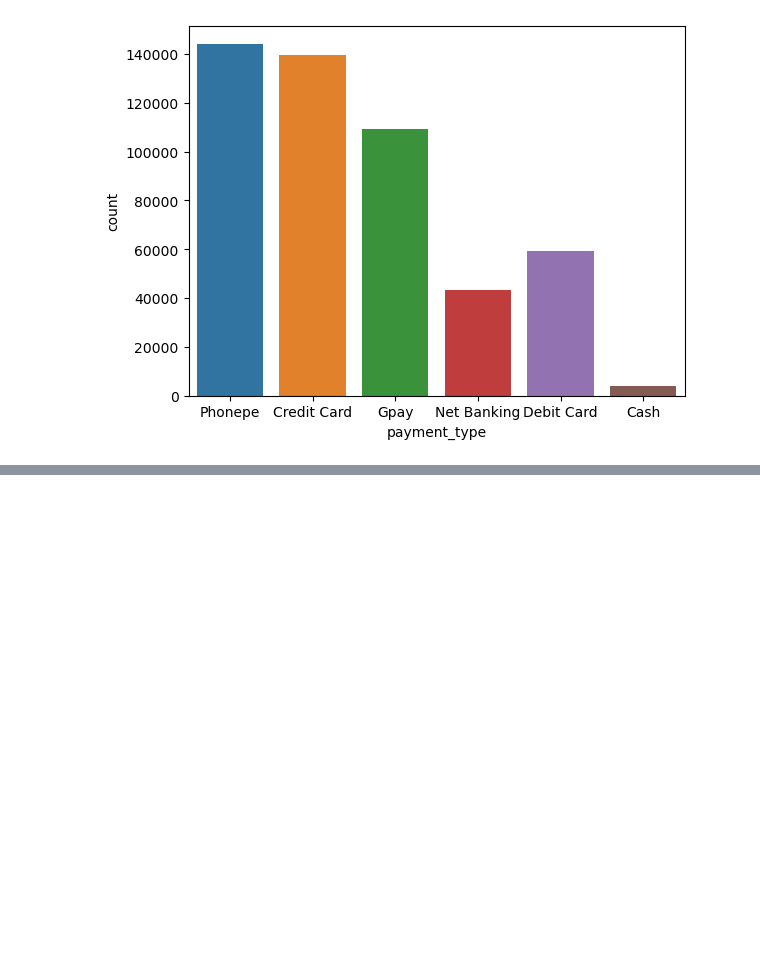
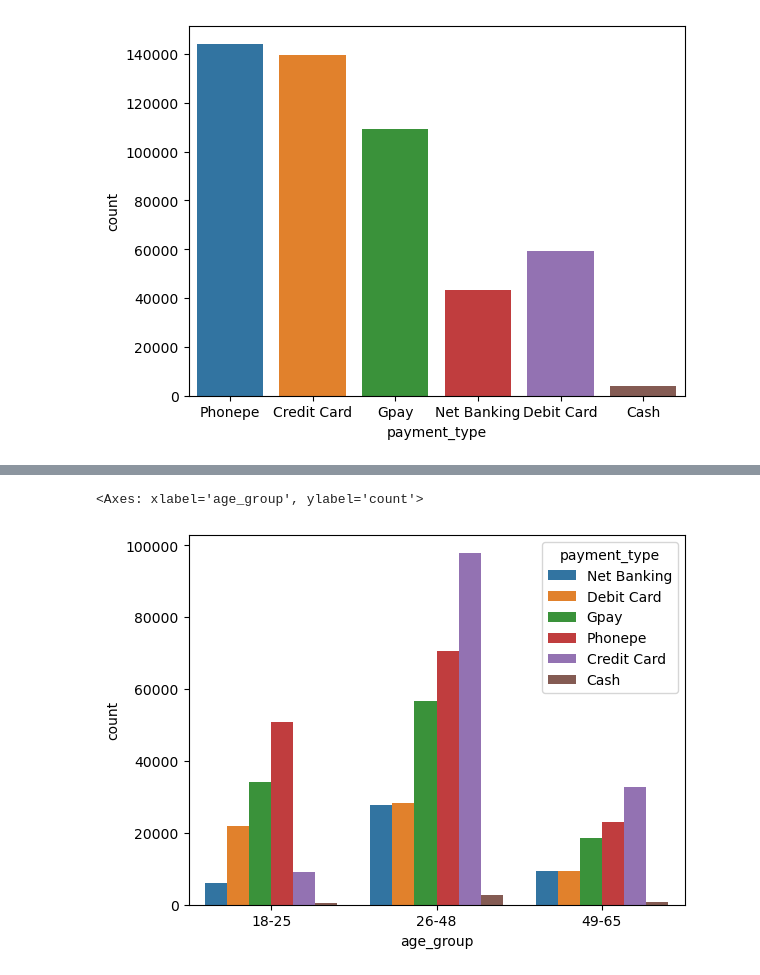
Before and after one commit to Vishal-Nishad/CodeBasics, a Jupyter notebook: 3. Math and Statistics/9. Phase 1-Find Target Market/Untitled.ipynb, the cells around one changed output, grey strips where cells are left out. Drawn from its saved outputs; the diff is of its cells as text; code cells hidden in the pictures; blank space fills up the shorter version.

```diff
--- a/3. Math and Statistics/9. Phase 1-Find Target Market/Untitled.ipynb
+++ b/3. Math and Statistics/9. Phase 1-Find Target Market/Untitled.ipynb
@@ -1090,3 +1090,8 @@ df_merged_2.head()
 | 2 | 1 | Manya Acharya | Female | 51 | City | Business Owner | 358211.0 | Married | 49-65 | ... |
 | 3 | 1 | Manya Acharya | Female | 51 | City | Business Owner | 358211.0 | Married | 49-65 | ... |
 | 4 | 1 | Manya Acharya | Female | 51 | City | Business Owner | 358211.0 | Married | 49-65 | ... |
+# %%
+sns.countplot(x=df_merged_2["age_group"], hue=df_merged_2["payment_type"])
+# %% [output]
+<Axes: xlabel='age_group', ylabel='count'>
+[figure, added]
```
Also changed, not shown: parts of 1 cell of this notebook.
